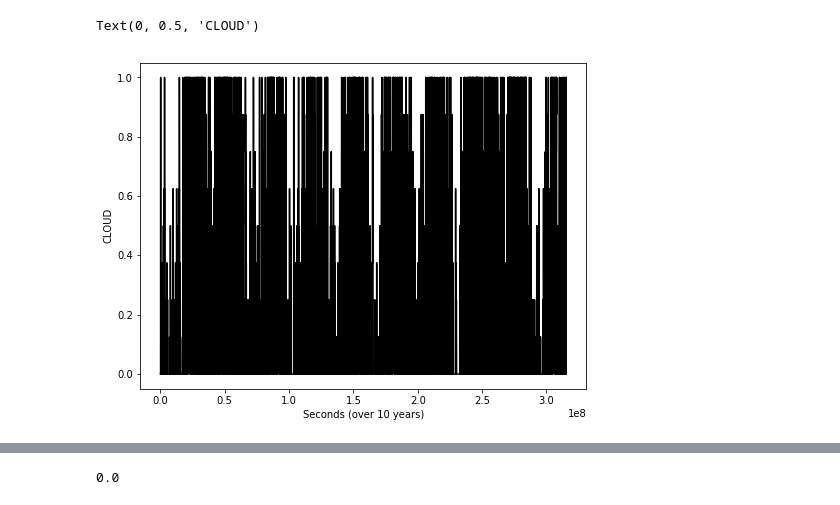
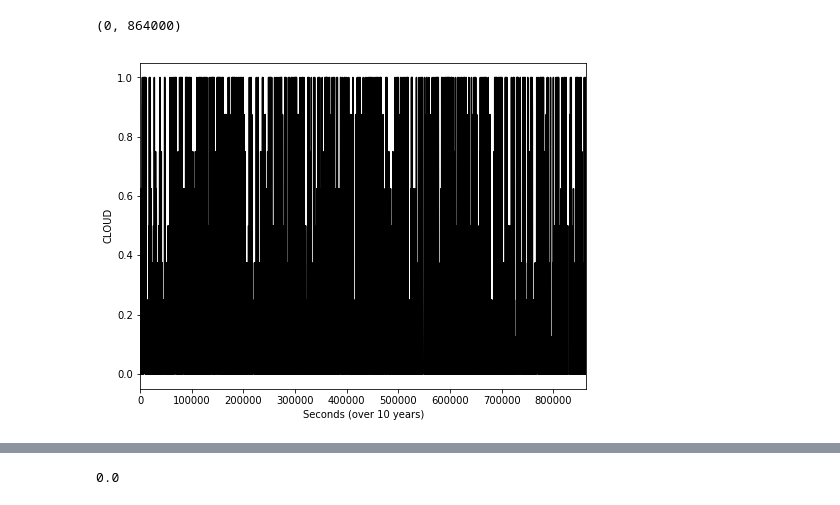
Before and after one commit to rhiannonlynne/notebooks, a Jupyter notebook: CloudModel Demo.ipynb, the cells around one changed output, grey strips where cells are left out. Saved outputs shown, nothing was run; the diff lists cells and outputs as text; code cells hidden in the pictures.

```diff
--- a/CloudModel Demo.ipynb
+++ b/CloudModel Demo.ipynb
@@ -44,16 +45,16 @@ print(cloudModel.map_requirements)
 # %%
 # Set up to get seeingData from db..  (this is where EFD would step in, in future)
-t = TimeHandler(initial_date='2022-10-01')
-t2 = Time('2002-01-01', scale='utc', format='isot')
+t = Time('2002-01-01', scale='utc', format='isot')
 
 cloudData = cm.CloudData(t)
 cloudData.read_data()
 # %%
-# Take a quick peek at the FWHM_500 values throughout the lifetime of the survey.
+# Take a quick peek at the Cloud values throughout the lifetime of the survey.
 # (remember that the current DB repeats after a few years)
 t_end = 3650 * 24 * 60 * 60  # seconds
 t_step = 300
 times = np.arange(0, t_end + t_step/2, t_step)
 cloud = np.zeros(len(times), float)
-for i, t_now in enumerate(times):
+for i, t_add in enumerate(times):
+    t_now = t + TimeDelta(t_add, format='jd')
     cloud[i] = cloudData(t_now)
@@ -60,8 +63,9 @@ for i, t_now in enumerate(times):
 # %%
 plt.figure(figsize=(8, 6))
 plt.plot(times, cloud, 'k-')
 plt.xlabel('Seconds (over 10 years)')
 plt.ylabel('CLOUD')
+plt.xlim(0, 10*24*60*60)
 # %% [output]
-Text(0, 0.5, 'CLOUD')
+(0, 864000)
-[figure, old version]
+[figure, new version]
```
Also changed, not shown: parts of 6 cells of this notebook, 2 other files.
